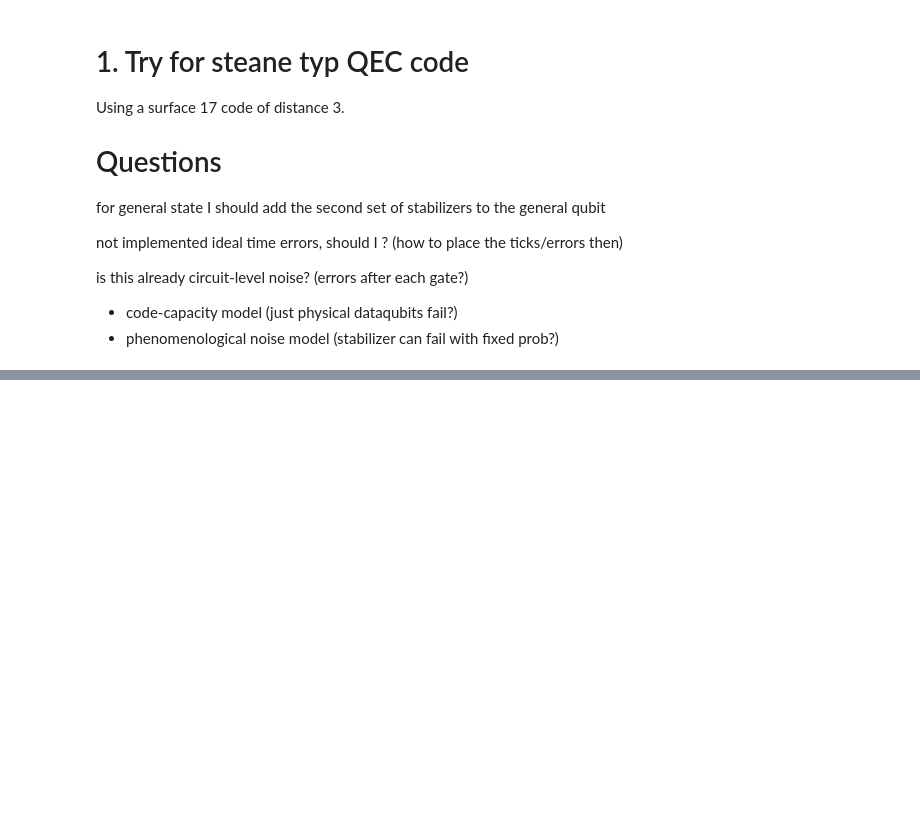
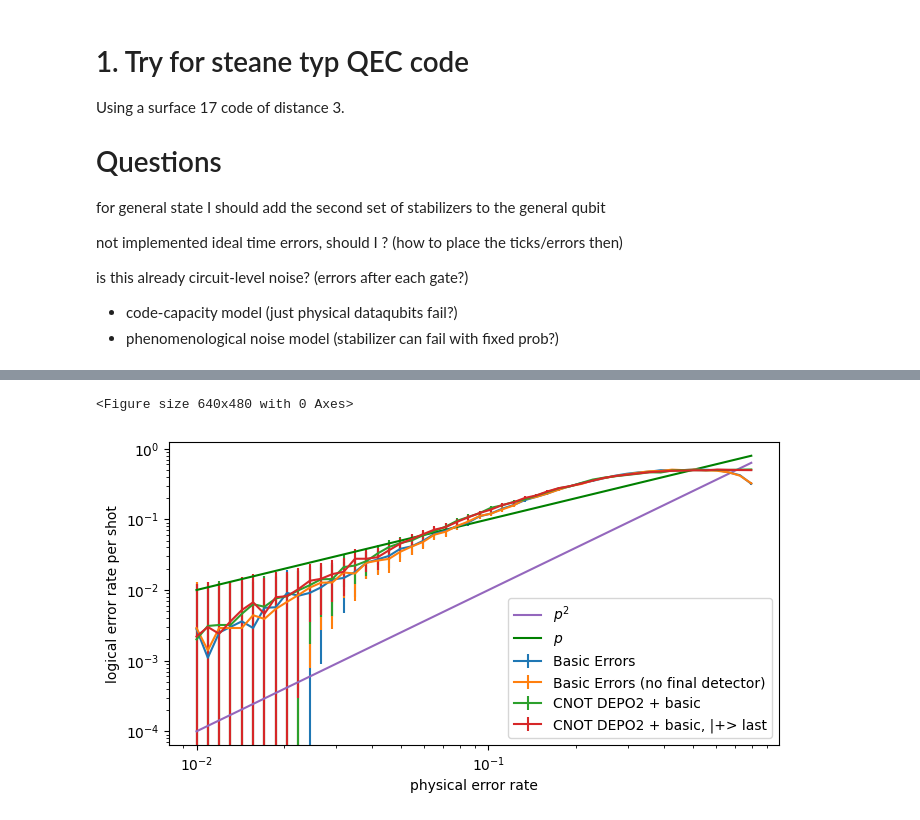
Before and after one commit to leonardlux/MasterArbeit, a Jupyter notebook: code/steane_type/stean_code.ipynb, the cells around one changed output, grey strips where cells are left out. Saved outputs shown, nothing was run; the diff lists cells and outputs as text; code cells hidden in the pictures; blank space fills up the shorter version.

```diff
--- a/code/steane_type/stean_code.ipynb
+++ b/code/steane_type/stean_code.ipynb
@@ -561,0 +630,32 @@ plt.show()
+# %%
+
+num_shots = 100_000
+noise_set = np.logspace(-2,-0.1)
+
+def plot_factory_set(
+        factory_set,
+        num_shots = num_shots,
+        noise_set = noise_set,
+    ):
+    cm = 1/2.54  # centimeters in inches
+    plt.figure()
+    plt.subplots(figsize=(20*cm, 10*cm))
+    for cur_circ_factory in factory_set:
+        log_error_prob = []
+        for noise in noise_set:
+            circuit = cur_circ_factory(noise)
+            num_errors_sampled = count_logical_errors(circuit, num_shots)
+            log_error_prob.append(num_errors_sampled / num_shots)
+        plt.errorbar(
+            noise_set,
+            log_error_prob,
+            yerr=num_shots**(-1/2),
+            label=cur_circ_factory(0,name=True),
+            )
+    plt.loglog()
+    plt.plot(noise_set,noise_set**2,label="$p^2$")
+    plt.plot(noise_set,noise_set,label="$p$",c="green")
+    plt.xlabel("physical error rate")
+    plt.ylabel("logical error rate per shot")
+    plt.legend()
+    plt.show()
@@ -561,0 +848,16 @@ plt.show()
+# %%
+if 0:
+    factory_set_basic = [
+        factory_steane_basic_error,
+        factory_steane_basic_error_no_final_detectors,
+        factory_steane_cnot_faults_and_basic,
+        factory_steane_cnot_faults_and_basic_reversed,
+    ]
+
+    plot_factory_set(
+        factory_set_basic,
+        num_shots=10_000,
+    )
+# %% [output]
+<Figure size 640x480 with 0 Axes>
+[figure, added]
```
Also changed, not shown: parts of 15 cells of this notebook.
